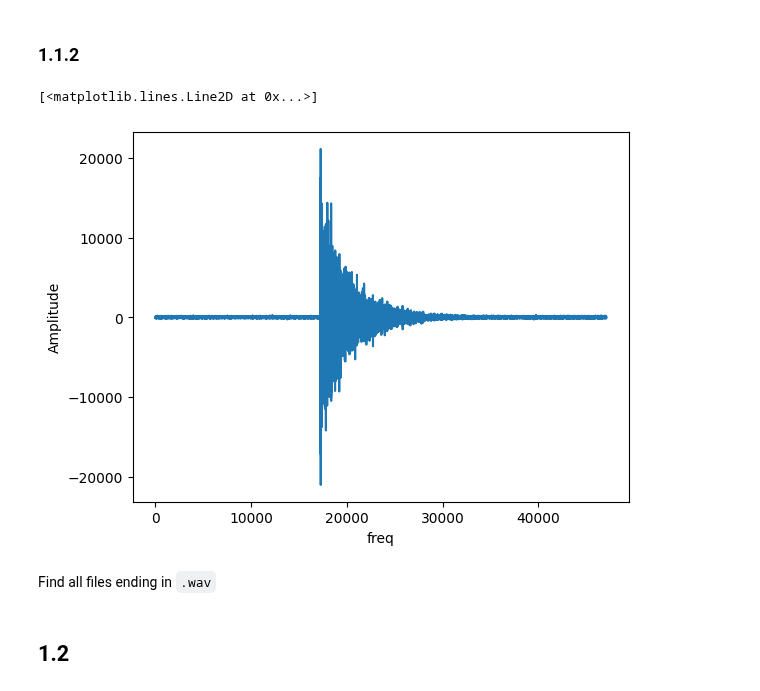
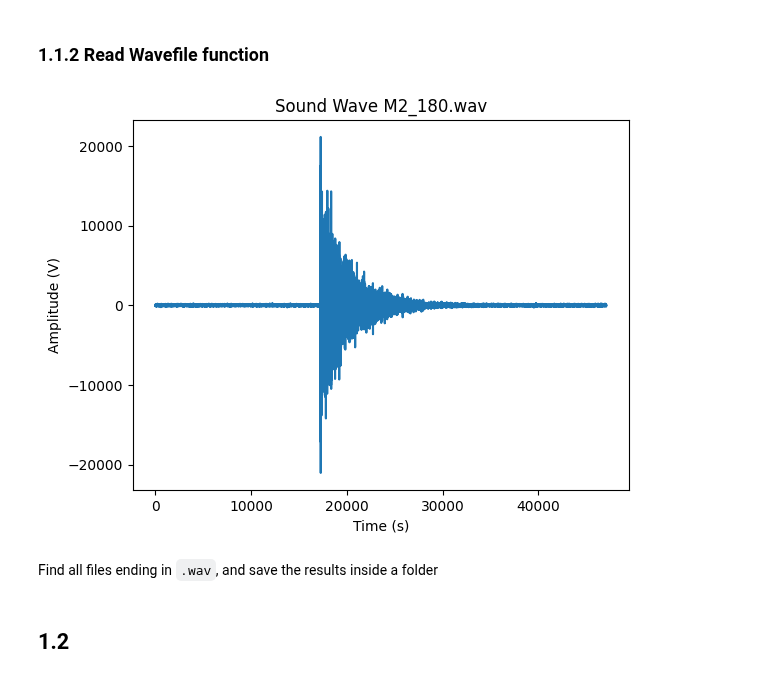
Before and after one commit to PizzaManStarted/projet_signal, a Jupyter notebook: code.ipynb, the cells around one changed output. Saved outputs shown, nothing was run; the diff lists cells and outputs as text; code cells hidden in the pictures.

```diff
--- a/code.ipynb
+++ b/code.ipynb
@@ -40,16 +53,2 @@ plot_sin(samples, t)
 # %% [markdown]
-### 1.1.2
+### 1.1.2 Read Wavefile function
-# %%
-def read_wavefile(path):
-    return wf.read(path)
-
-_, data = read_wavefile("LocateClaps/M2_180.wav")
-
-plt.figure()
-plt.title("")
-plt.xlabel("freq")
-plt.ylabel("Amplitude")
-plt.plot(data)
-# %% [output]
-[<matplotlib.lines.Line2D at 0x...>]
-[figure, removed]
@@ -56,2 +58,11 @@ plt.plot(data)
+# %%
+file_dir = "LocateClaps/"
+file_name = "M2_180.wav"
+
+_, data = read_wavefile(file_dir + file_name)
+
+simple_plot(data, plt_title=f"Sound Wave {file_name}", x_label="Time (s)", y_label="Amplitude (V)")
+# %% [output]
+[figure, added]
 # %% [markdown]
-Find all files ending in `.wav`
+Find all files ending in `.wav`, and save the results inside a folder
```
Also changed, not shown: parts of 11 cells of this notebook, 36 other files.
